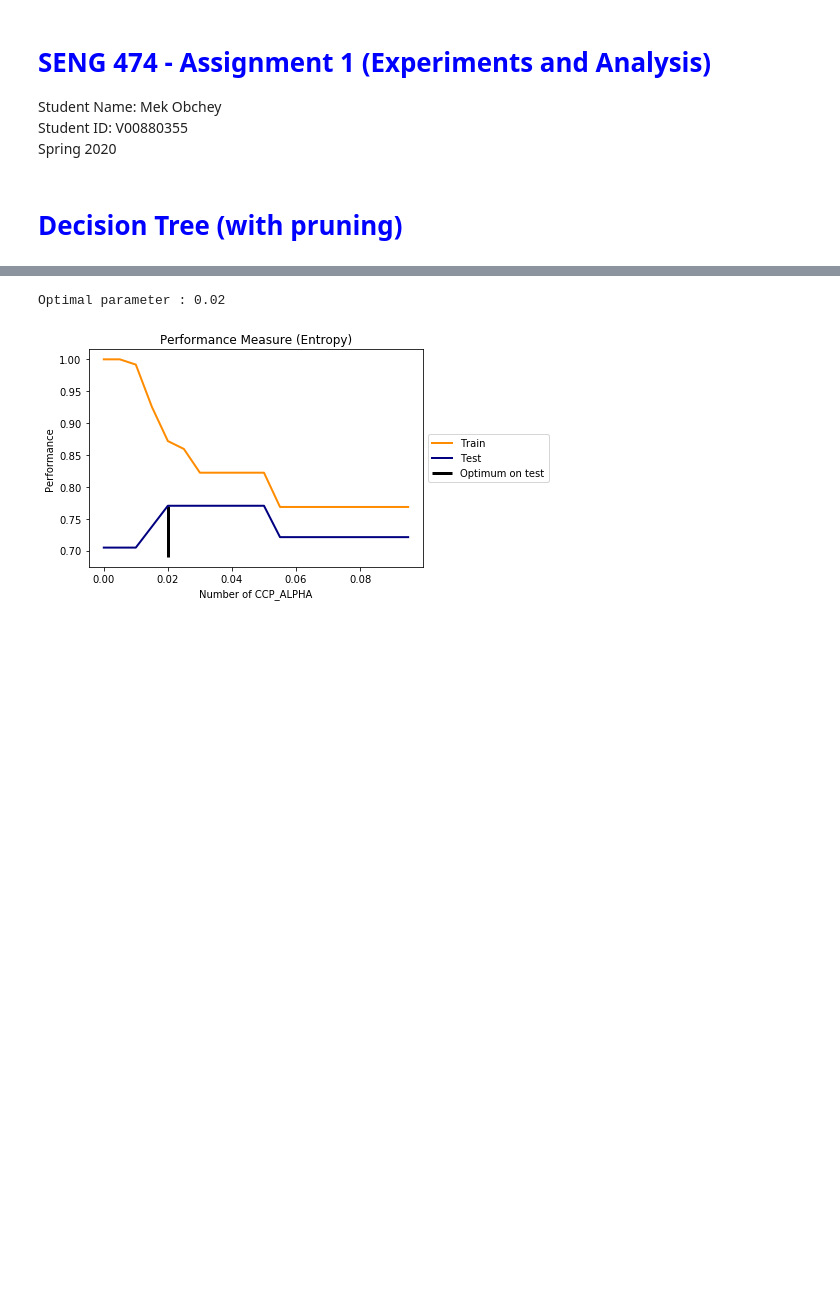
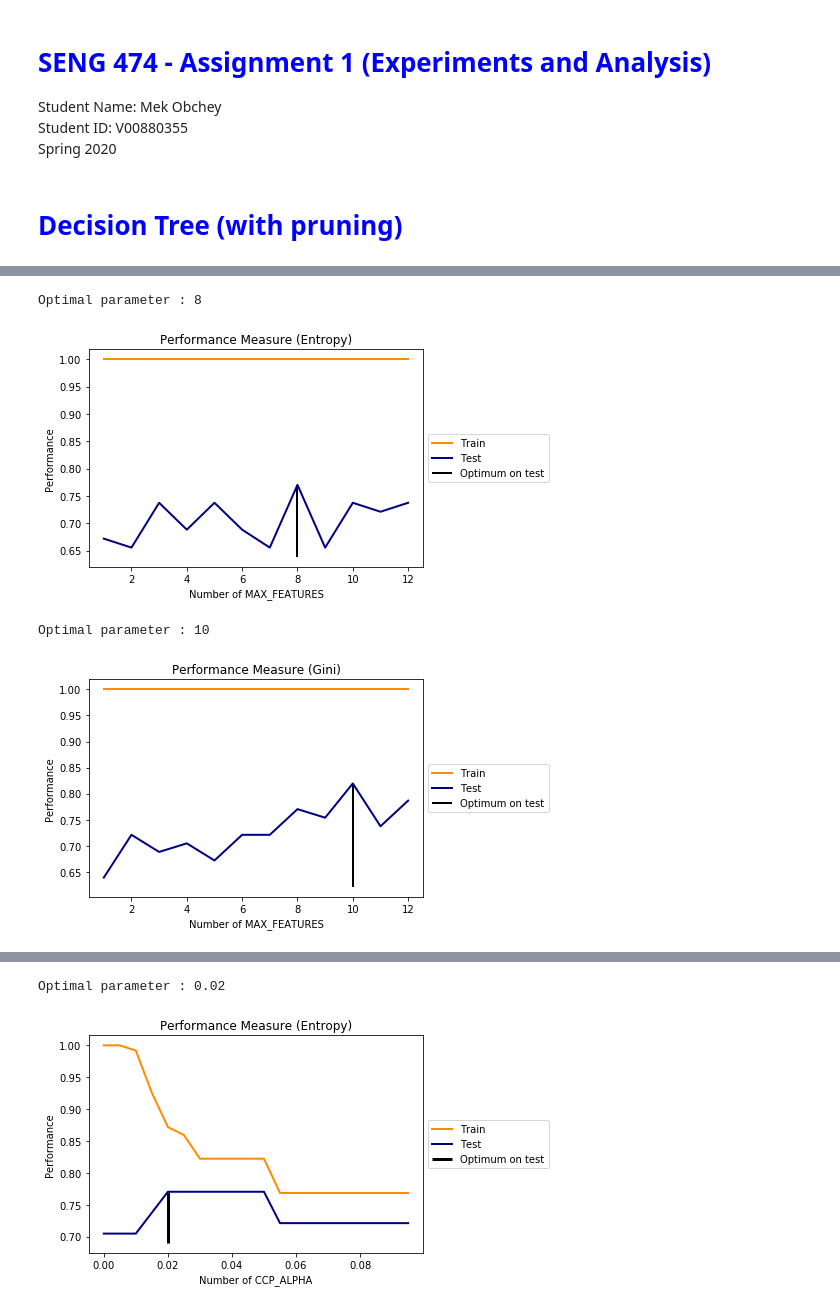
Before and after one commit to mattCoretex/Machine-Learning-Experimentation, a Jupyter notebook: SENG 474/a1-cleveland-heart-disease/Assignment #1 - Cleveland Heart Disease.ipynb, the cells around one changed output, grey strips where cells are left out. Saved outputs shown, nothing was run; the diff lists cells and outputs as text; code cells hidden in the pictures; blank space fills up the shorter version.

```diff
--- a/SENG 474/a1-cleveland-heart-disease/Assignment #1 - Cleveland Heart Disease.ipynb
+++ b/SENG 474/a1-cleveland-heart-disease/Assignment #1 - Cleveland Heart Disease.ipynb
@@ -69,2 +106,32 @@ def graph_train_test_errors(train_errors, test_errors, param, param_range, title
 
 This part shows the effect of limiting the number of features allowed in two decision trees (Gini vs Entropy)
+# %%
+from sklearn.tree import DecisionTreeClassifier
+
+# reset test_size
+X_train, X_test, y_train, y_test = train_test_split(X, y, test_size = 0.20, random_state = 0)
+
+
+classifier1 = DecisionTreeClassifier(criterion = 'entropy', random_state = 0)
+classifier2 = DecisionTreeClassifier(criterion = 'gini', random_state = 0)
+
+# Parameter to test
+param = 'max_features'
+param_range = np.arange(1, 13, 1)
+
+models = {
+    'entropy':calculate_errors(classifier1, param, param_range),
+    'gini':calculate_errors(classifier2, param, param_range)
+}
+
+graph_train_test_errors(models['entropy'][0], models['entropy'][1],
+                        param, param_range, title=' (Entropy)')
+graph_train_test_errors(models['gini'][0], models['gini'][1],
+                        param, param_range, title=' (Gini)')
+
+models.clear()
+# %% [output]
+Optimal parameter : 8
+[figure, added]
+Optimal parameter : 10
+[figure, added]
```
Also changed, not shown: parts of 15 cells of this notebook.
